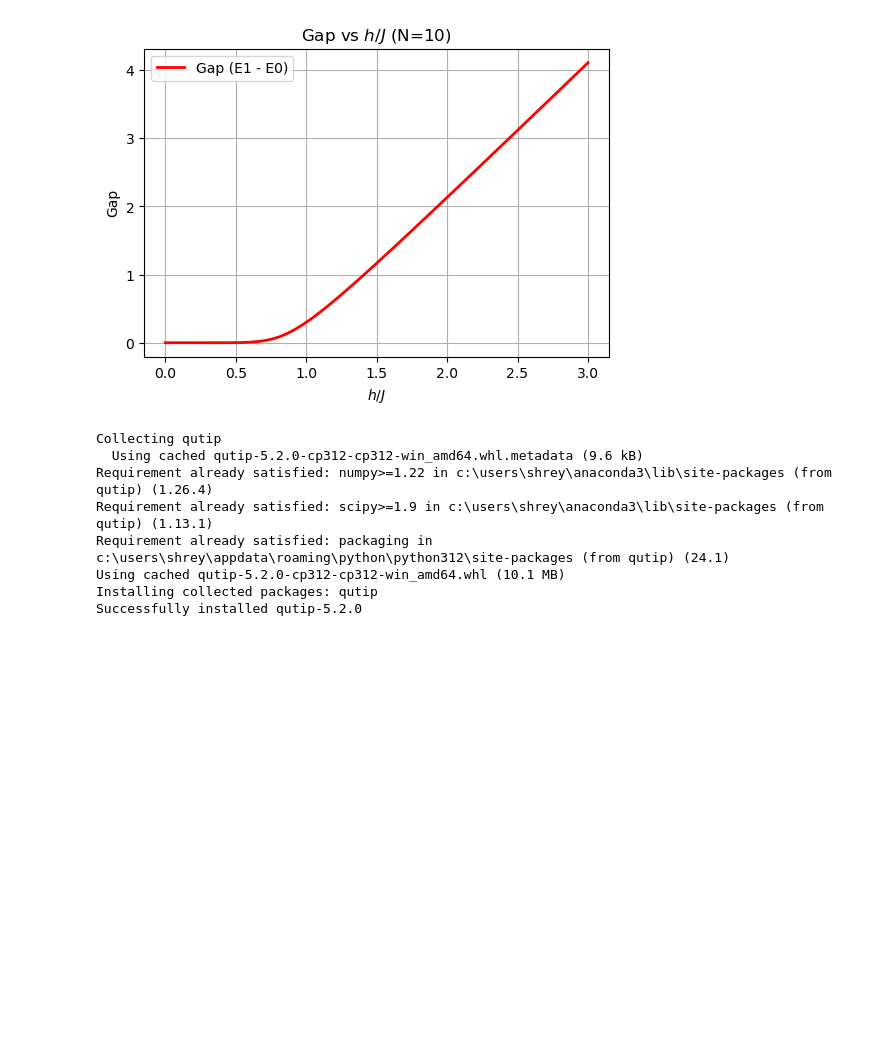
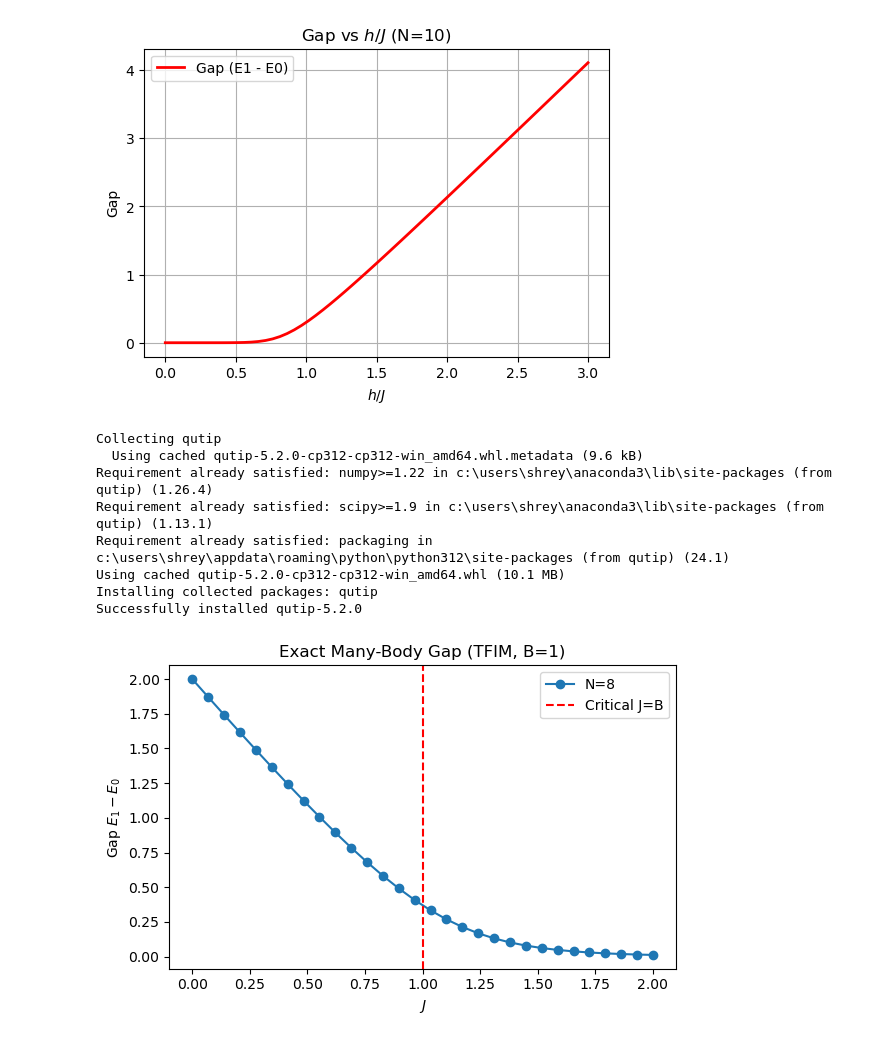
Before and after one commit to Shreyas-phys/Many-body-Dynamics, a Jupyter notebook: python code/ED.ipynb, the cells around one changed output. Saved outputs shown, nothing was run; the diff lists cells and outputs as text; code cells hidden in the pictures; blank space fills up the shorter version.

```diff
--- a/python code/ED.ipynb
+++ b/python code/ED.ipynb
@@ -306,3 +306,62 @@ Requirement already satisfied: packaging in c:\users\shrey\appdata\roaming\pytho
 Using cached qutip-5.2.0-cp312-cp312-win_amd64.whl (10.1 MB)
 Installing collected packages: qutip
 Successfully installed qutip-5.2.0
+# %%
+import numpy as np
+from scipy.sparse import kron, identity, csr_matrix
+from scipy.sparse.linalg import eigsh
+import matplotlib.pyplot as plt
+
+# Pauli matrices
+sx = csr_matrix(np.array([[0, 1], [1, 0]], dtype=float))
+sz = csr_matrix(np.array([[1, 0], [0, -1]], dtype=float))
+id2 = identity(2)
+
+def tfim_hamiltonian(N, J, B=1.0):
+    """Build TFIM Hamiltonian for N spins with open boundary conditions."""
+    H = csr_matrix((2**N, 2**N), dtype=float)
+    # Interaction term
+    for i in range(N-1):
+        op = 1
+        for j in range(N):
+            if j == i:
+                op = kron(op, sx)
+            elif j == i+1:
+                op = kron(op, sx)
+            else:
+                op = kron(op, id2)
+        H -= J * op
+    # Field term
+    for i in range(N):
+        op = 1
+        for j in range(N):
+            if j == i:
+                op = kron(op, sz)
+            else:
+                op = kron(op, id2)
+        H -= B * op
+    return H
+
+def gap(N, J, B=1.0):
+    """Compute the many-body gap for TFIM with N spins."""
+    H = tfim_hamiltonian(N, J, B)
+    vals, _ = eigsh(H, k=2, which='SA')  # smallest algebraic
+    vals = np.sort(vals)
+    return vals[1] - vals[0]
+
+# Example: scan J for N=8
+N = 8
+J_vals = np.linspace(0.0, 2.0, 30)
+gaps = [gap(N, J, B=1.0) for J in J_vals]
+
+plt.figure(figsize=(6,4))
+plt.plot(J_vals, gaps, 'o-', label=f"N={N}")
+plt.axvline(1.0, color="red", linestyle="--", label="Critical J=B")
+plt.xlabel(r"$J$")
+plt.ylabel("Gap $E_1 - E_0$")
+plt.title("Exact Many-Body Gap (TFIM, B=1)")
+plt.legend()
+plt.tight_layout()
+plt.show()
+# %% [output]
+[figure, added]
```
Also changed, not shown: parts of 2 cells of this notebook, 5 other files.
